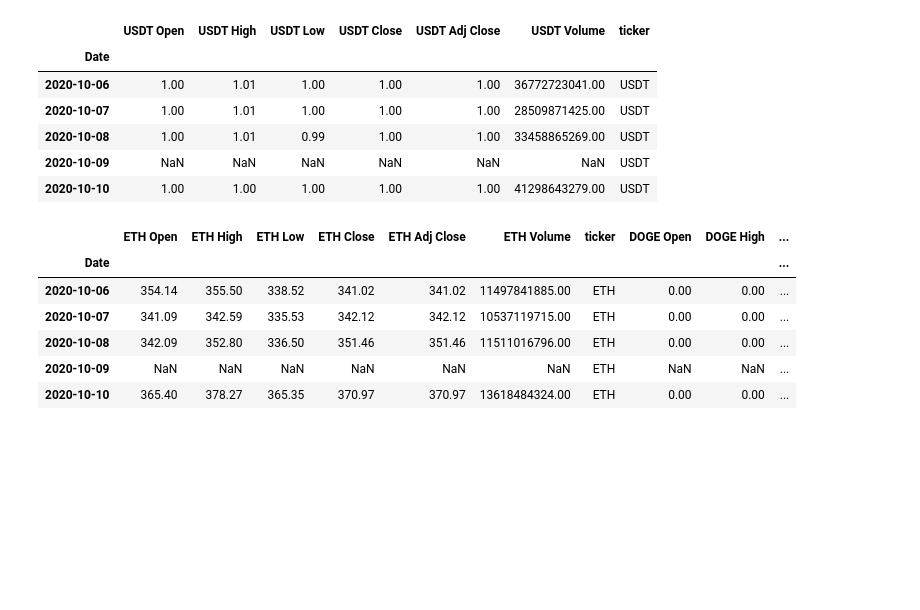
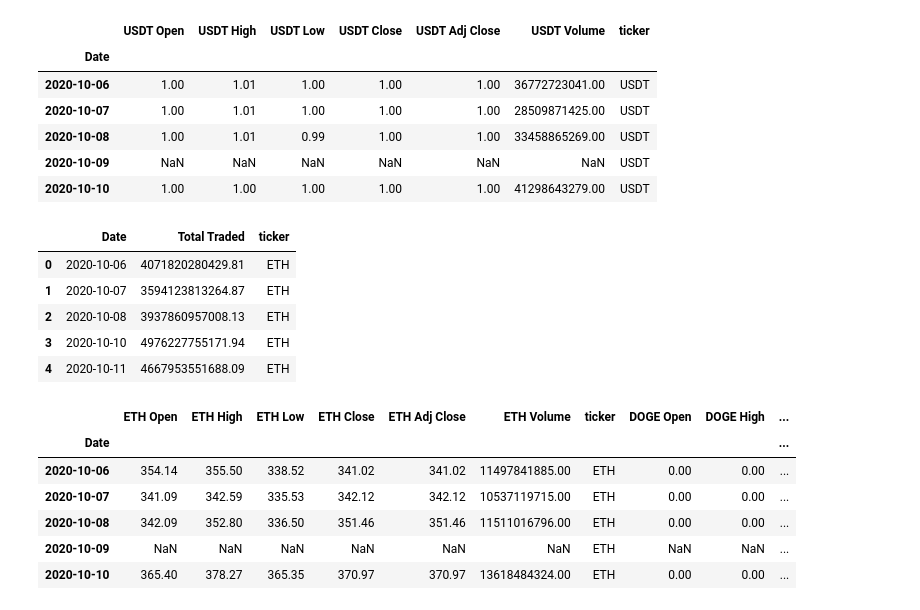
Before and after one commit to pysouzhny/GWU_Project_1, a Jupyter notebook: Crypto_Analysis.ipynb, the cells around one changed output. Drawn from its saved outputs; the diff is of its cells as text; code cells hidden in the pictures; blank space fills up the shorter version.

```diff
--- a/Crypto_Analysis.ipynb
+++ b/Crypto_Analysis.ipynb
@@ -60,6 +60,37 @@ Tether_data.head()
 | 2020-10-08 | 1.00 | 1.01 | 0.99 | 1.00 | 1.00 | 33458865269.00 | USDT |
 | 2020-10-09 | NaN | NaN | NaN | NaN | NaN | NaN | USDT |
 | 2020-10-10 | 1.00 | 1.00 | 1.00 | 1.00 | 1.00 | 41298643279.00 | USDT |
+# %%
+Bitcoin_data['Total Traded'] = Bitcoin_data['BTC Open'] * Bitcoin_data['BTC Volume']
+Bitcoin_data.dropna(inplace=True)
+#Bitcoin_data.drop(columns='ticker', inplace=True)
+
+Euthereum_data['Total Traded'] = Euthereum_data['ETH Open'] * Euthereum_data['ETH Volume']
+Euthereum_data.dropna(inplace=True)
+#Euthereum_data.drop(columns='ticker', inplace=True)
+
+Doge_data['Total Traded'] = Doge_data['DOGE Open'] * Doge_data['DOGE Volume']
+Doge_data.dropna(inplace=True)
+#Doge_data.drop(columns='ticker', inplace=True)
+
+Sushi_data['Total Traded'] = Sushi_data['SUSHI Open'] * Sushi_data['SUSHI Volume']
+Sushi_data.dropna(inplace=True)
+#Sushi_data.drop(columns='ticker', inplace=True)
+
+Tether_data['Total Traded'] = Tether_data['USDT Open'] * Tether_data['USDT Volume']
+Tether_data.dropna(inplace=True)
+#Tether_data.drop(columns='ticker', inplace=True)
+
+Trade_data=pd.concat([Euthereum_data,Bitcoin_data,Doge_data,Sushi_data,Tether_data],axis='rows').loc[:,['Total Traded','ticker']].dropna()
+Trade_data.reset_index(inplace=True)
+Trade_data.head()
+# %% [output]
+|  | Date | Total Traded | ticker |
+| 0 | 2020-10-06 | 4071820280429.81 | ETH |
+| 1 | 2020-10-07 | 3594123813264.87 | ETH |
+| 2 | 2020-10-08 | 3937860957008.13 | ETH |
+| 3 | 2020-10-10 | 4976227755171.94 | ETH |
+| 4 | 2020-10-11 | 4667953551688.09 | ETH |
 # %%
 Crypto_data = pd.concat([Euthereum_data, Doge_data, Bitcoin_data, Sushi_data, Tether_data], axis="columns", join="inner")
 Crypto_data.head(5)
```
Also changed, not shown: parts of 5 cells of this notebook.
